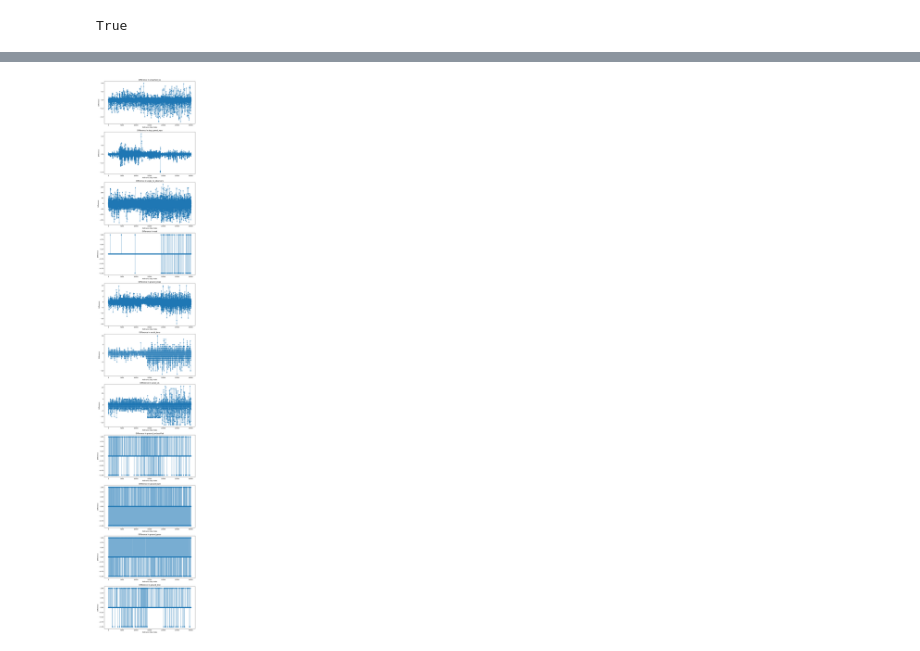
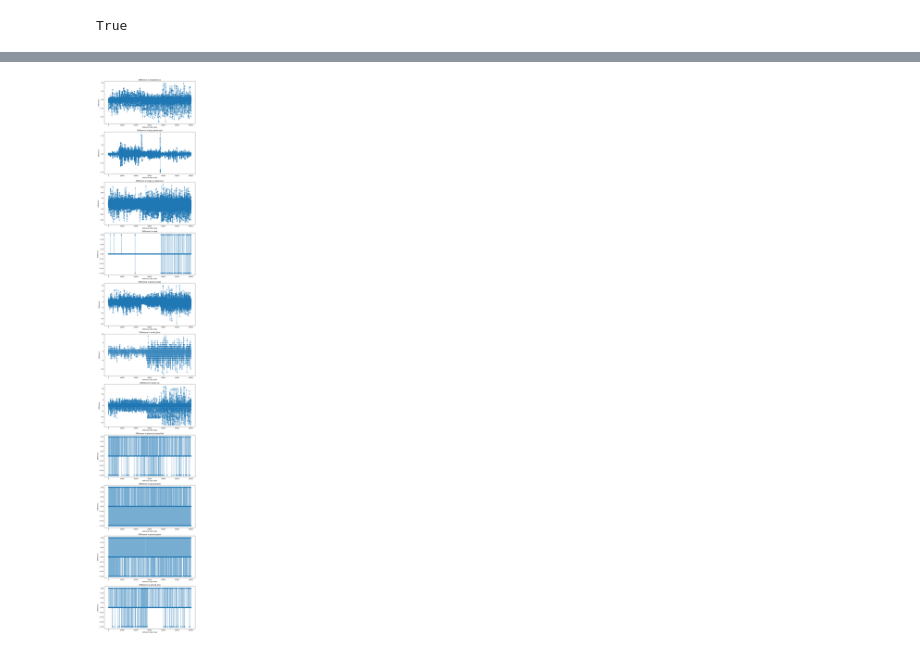
Before and after one commit to BCostelloe/zebra-step-selection, a Jupyter notebook: notebooks/testing_data_loader.ipynb, the cells around one changed output, grey strips where cells are left out. Cells and saved outputs as stored; diff of their text form; code cells hidden in the pictures.

Commit message:
Fix plots

```diff
--- a/notebooks/testing_data_loader.ipynb
+++ b/notebooks/testing_data_loader.ipynb
@@ -53,7 +53,7 @@ num_ref_steps = 10
 num_context_steps = 5
 
 # Define data directories
-SERVER_MOUNT = '/media/herd_hover'
+server_mount = '/media/herd_hover'
 data_folder = os.path.join(server_mount, 'zebra_movement_data')
 step_length = 'five'  # Options: 'five', 'ten'
 
@@ -256,34 +256,31 @@ def plot_feature_differences(features_dict, num_ref_steps):
 
     # Compute differences by aligning each target row with its reference rows
     differences = []
     for i, target_row in target_df.iterrows():
         ref_rows = reference_df.iloc[i * num_ref_steps: (i + 1) * num_ref_steps]
         diff = ref_rows.subtract(target_row, axis=1)  # Subtract target from each reference step
         differences.append(diff)
 
     # Concatenate all differences
     differences_df = pd.concat(differences, ignore_index=True)
 
     # Plot differences for each feature
     num_features = differences_df.shape[1]
     fig, axes = plt.subplots(nrows=num_features, figsize=(10, 5 * num_features))
 
     if num_features == 1:
         axes = [axes]  # Ensure axes is iterable
 
     for i, column in enumerate(differences_df.columns):
         axes[i].plot(differences_df[column], marker="o", linestyle="-", alpha=0.6)
         axes[i].set_title(f"Difference in {column}")
         axes[i].set_xlabel("Reference Step Index")
         axes[i].set_ylabel("Difference")
 
     plt.tight_layout()
     plt.show()
 
-# Assume dataset.num_ref_steps is defined (replace with the actual value)
-num_ref_steps = 5  # Example value
-
 # Generate and plot feature differences
 plot_feature_differences(features, num_ref_steps)
 # %% [output]
-[figure, old version]
+[figure, new version]
```
Also changed, not shown: parts of 4 cells of this notebook.
